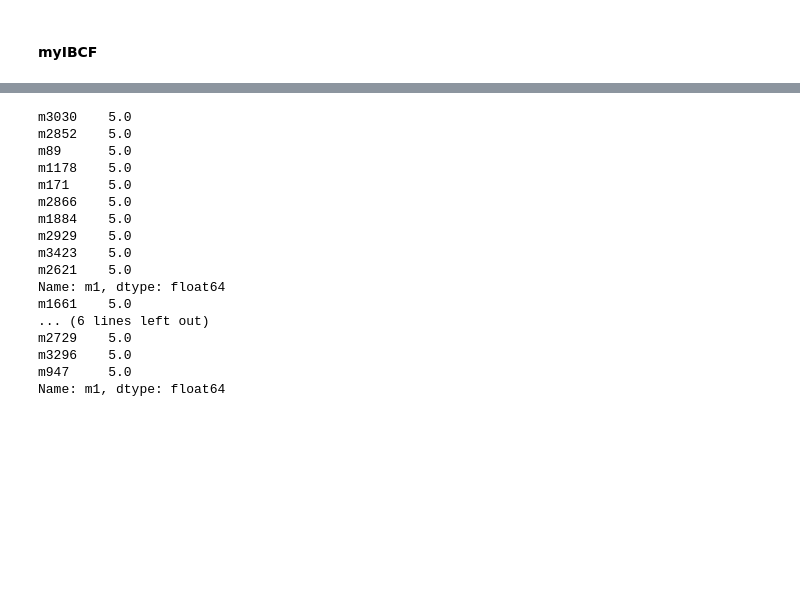
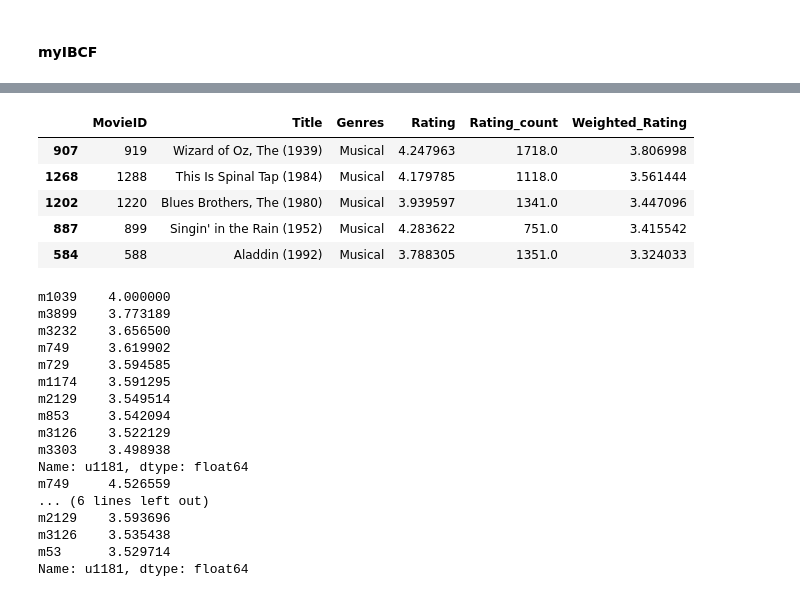
Before and after one commit to yogamaha/cs598-psl, a Jupyter notebook: project-4/Project_4-Movie_Recommender_System-V2-1.ipynb, the cells around one changed output, grey strips where cells are left out. Cells and saved outputs as stored; diff of their text form; code cells hidden in the pictures; blank space fills up the shorter version.

Commit message:
Movie Recommended system : Final

```diff
--- a/project-4/Project_4-Movie_Recommender_System-V2-1.ipynb
+++ b/project-4/Project_4-Movie_Recommender_System-V2-1.ipynb
@@ -500,26 +439,0 @@ Name: u1351, dtype: float64
-# %%
-user_rating = row.copy()
-user_rating[:] = np.nan
-user_rating["m1613"] = 5
-user_rating["m1755"] = 4
-
-print(myIBCF(S_v1, user_rating))
-print(myIBCF(S_v2, user_rating))
-# %% [output]
-m3030    5.0
-m2852    5.0
-m89      5.0
-m1178    5.0
-m171     5.0
-m2866    5.0
-m1884    5.0
-m2929    5.0
-m3423    5.0
-m2621    5.0
-Name: m1, dtype: float64
-m1661    5.0
-... (6 lines left out)
-m2729    5.0
-m3296    5.0
-m947     5.0
-Name: m1, dtype: float64
@@ -525,0 +467,34 @@ Name: m1, dtype: float64
+# %%
+random_genre = np.random.choice(get_all_genre())
+backfill_df = find_top_movies_by_genre(genre=random_genre, n=5)
+pd_series = backfill_df["MovieID"]
+# %% [output]
+|  | MovieID | Title | Genres | Rating | Rating_count | Weighted_Rating |
+| 907 | 919 | Wizard of Oz, The (1939) | Musical | 4.247963 | 1718.0 | 3.806998 |
+| 1268 | 1288 | This Is Spinal Tap (1984) | Musical | 4.179785 | 1118.0 | 3.561444 |
+| 1202 | 1220 | Blues Brothers, The (1980) | Musical | 3.939597 | 1341.0 | 3.447096 |
+| 887 | 899 | Singin' in the Rain (1952) | Musical | 4.283622 | 751.0 | 3.415542 |
+| 584 | 588 | Aladdin (1992) | Musical | 3.788305 | 1351.0 | 3.324033 |
+# %%
+user_rating = rating_matrix.loc["u1181"].copy()
+user_rating
+print(myIBCF(S_v1, user_rating))
+print(myIBCF(S_v2, user_rating))
+# %% [output]
+m1039    4.000000
+m3899    3.773189
+m3232    3.656500
+m749     3.619902
+m729     3.594585
+m1174    3.591295
+m2129    3.549514
+m853     3.542094
+m3126    3.522129
+m3303    3.498938
+Name: u1181, dtype: float64
+m749     4.526559
+... (6 lines left out)
+m2129    3.593696
+m3126    3.535438
+m53      3.529714
+Name: u1181, dtype: float64
```
Also changed, not shown: parts of 19 cells of this notebook, 2 other files.
